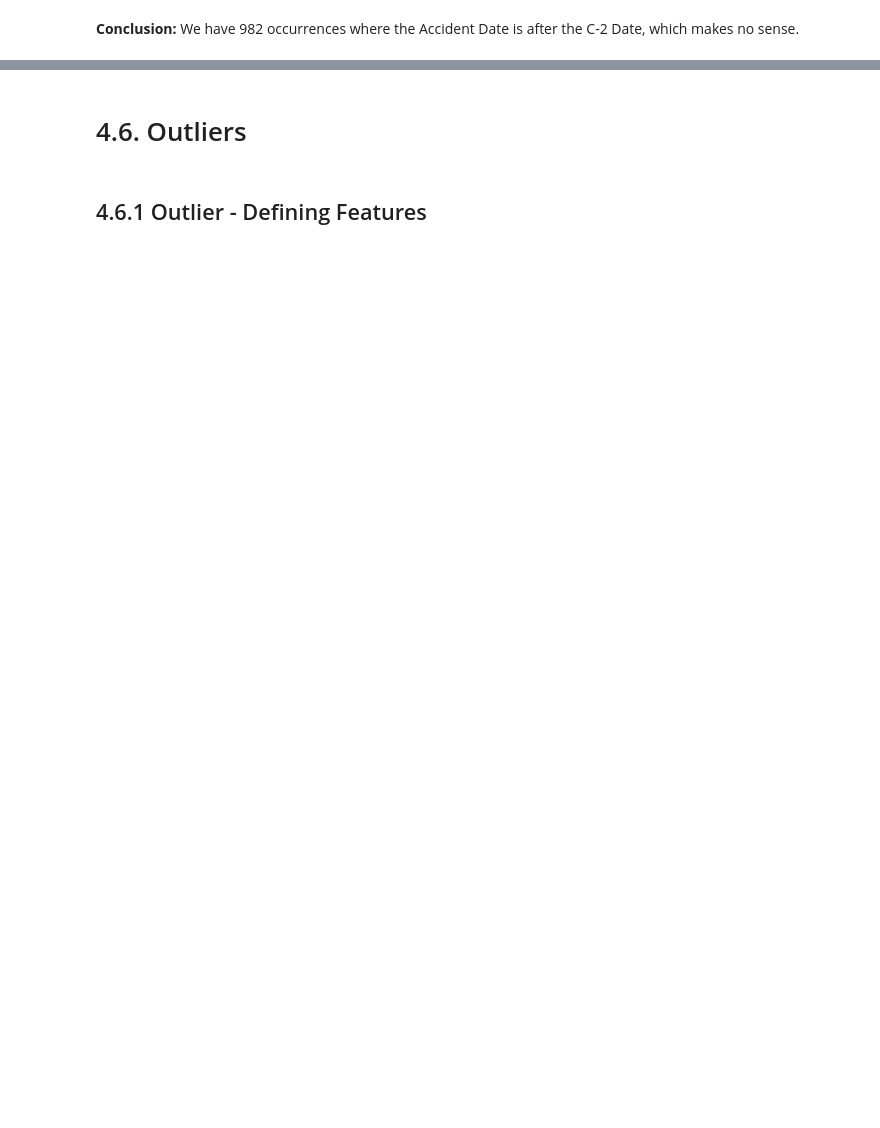
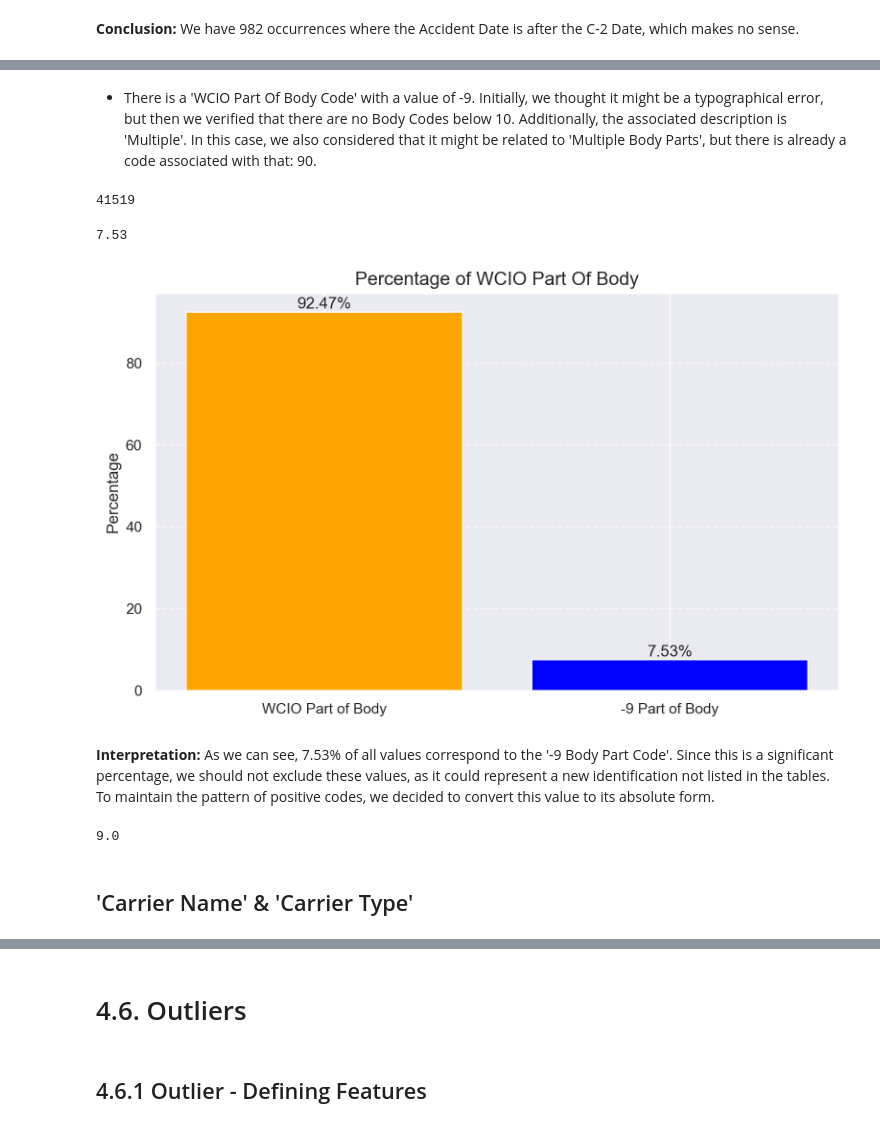
Before and after one commit to mgalao/machine-learning-project, a Jupyter notebook: project/Homework_Group38.ipynb, the cells around one changed output, grey strips where cells are left out. Cells and saved outputs as stored; diff of their text form; code cells hidden in the pictures; blank space fills up the shorter version.

```diff
--- a/project/Homework_Group38.ipynb
+++ b/project/Homework_Group38.ipynb
@@ -1185,0 +1172,5 @@ df_inconsistencies[df_inconsistencies['Accident Date'] > df_inconsistencies['C-2
+# %%
+# Combine the conditions to filter out the rows to drop
+rows_to_keep = ~(invalid_length | contains_letters_and_numbers)
+
+df_inconsistencies = df_inconsistencies[rows_to_keep] #we don't use .reset_index because we want to keep the original index.
@@ -1185,0 +1239,43 @@ df_inconsistencies[df_inconsistencies['Accident Date'] > df_inconsistencies['C-2
+# %% [markdown]
+- There is a 'WCIO Part Of Body Code' with a value of -9. Initially, we thought it might be a typographical error, but then we verified that there are no Body Codes below 10. Additionally, the associated description is 'Multiple'. In this case, we also considered that it might be related to 'Multiple Body Parts', but there is already a code associated with that: 90.
+# %%
+count_part_of_body = (df_inconsistencies[(df_inconsistencies['WCIO Part Of Body Code'] < 10) | (df_inconsistencies['WCIO Part Of Body Code'] > 99)])['WCIO Nature of Injury Code'].count()
+count_part_of_body
+# %% [output]
+41519
+# %%
+perc_part_of_body = (count_part_of_body / df_inconsistencies['WCIO Part Of Body Code'].count() * 100).round(2)
+perc_part_of_body
+# %% [output]
+7.53
+# %%
+total_count = df_inconsistencies['WCIO Part Of Body Code'].count()
+
+# Create a summary DataFrame with percentages
+summary_df = pd.DataFrame({
+    'Category': ['WCIO Part of Body', '-9 Part of Body'],
+    'Count': [total_count - count_part_of_body, count_part_of_body]
+})
+
+# Calculate percentages
+summary_df['Percentage'] = (summary_df['Count'] / total_count) * 100
+
+# Create a bar chart for percentages
+plt.figure(figsize=(8, 5))
+bars = plt.bar(summary_df['Category'], summary_df['Percentage'], color=['orange', 'blue'])
+plt.title('Percentage of WCIO Part Of Body', fontsize=14)
+plt.ylabel('Percentage', fontsize=12)
+plt.grid(axis='y', linestyle='--', alpha=0.7)
+
+# Add labels on top of the bars
+for bar in bars:
+    yval = bar.get_height()
+    plt.text(bar.get_x() + bar.get_width()/2, yval, f'{yval:.2f}%', ha='center', va='bottom')
+
+# Show the plot
+plt.tight_layout()
+plt.show()
+# %% [output]
+[figure, added]
+# %% [markdown]
+**Interpretation:** As we can see, 7.53% of all values correspond to the '-9 Body Part Code'. Since this is a significant percentage, we should not exclude these values, as it could represent a new identification not listed in the tables. To maintain the pattern of positive codes, we decided to convert this value to its absolute form.
@@ -1185,0 +1284,7 @@ df_inconsistencies[df_inconsistencies['Accident Date'] > df_inconsistencies['C-2
+# %%
+# Checking
+df_inconsistencies['WCIO Part Of Body Code'].min()
+# %% [output]
+9.0
+# %% [markdown]
+## 'Carrier Name' & 'Carrier Type'
```
Also changed, not shown: parts of 97 cells of this notebook, 1 other file.
